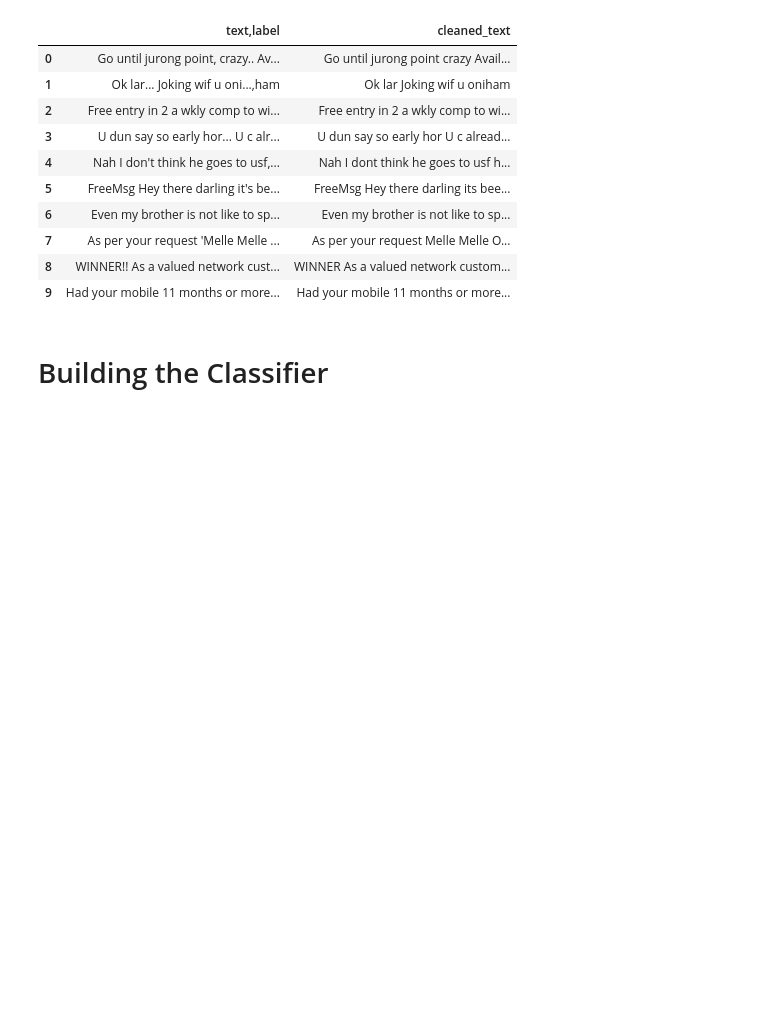
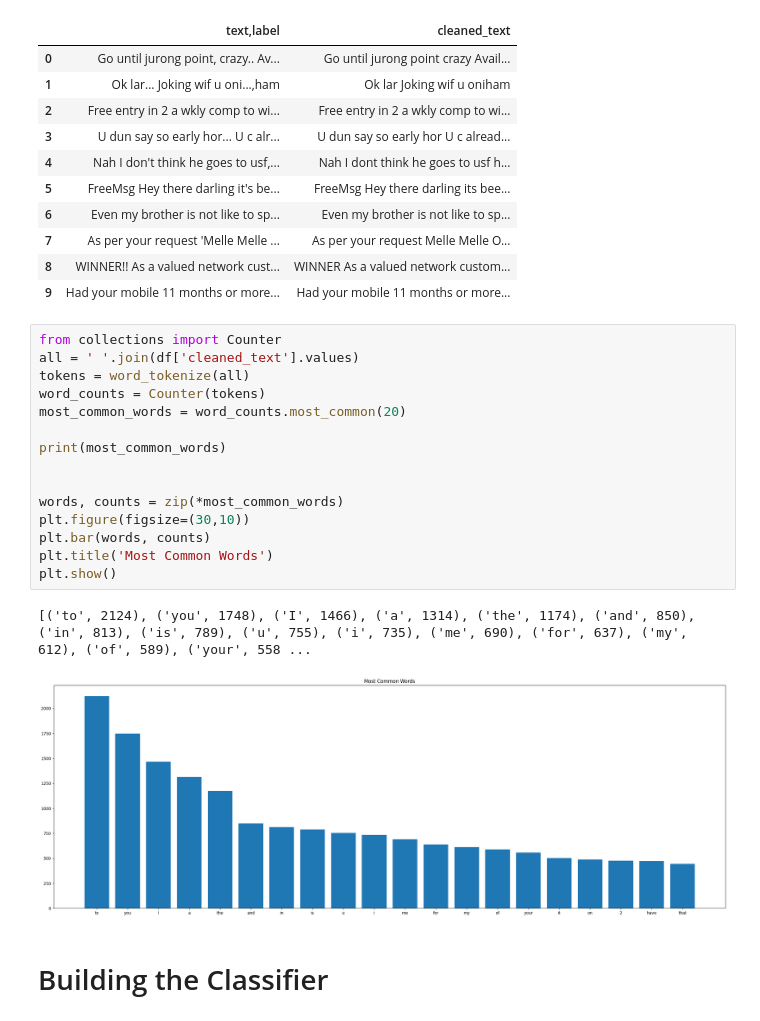
Before and after one commit to Alanoud2209832/T5-SDAIA, a Jupyter notebook: Task2_Text_Classification.ipynb, the cells around one changed output. Saved outputs shown, nothing was run; the diff lists cells and outputs as text; blank space fills up the shorter version.

```diff
--- a/Task2_Text_Classification.ipynb
+++ b/Task2_Text_Classification.ipynb
@@ -283,6 +283,24 @@ df.head(10)
 | 7 | As per your request 'Melle Melle ... | As per your request Melle Melle O... |
 | 8 | WINNER!! As a valued network cust... | WINNER As a valued network custom... |
 | 9 | Had your mobile 11 months or more... | Had your mobile 11 months or more... |
+# %%
+from collections import Counter
+all = ' '.join(df['cleaned_text'].values)
+tokens = word_tokenize(all)
+word_counts = Counter(tokens)
+most_common_words = word_counts.most_common(20)
+
+print(most_common_words)
+
+
+words, counts = zip(*most_common_words)
+plt.figure(figsize=(30,10))
+plt.bar(words, counts)
+plt.title('Most Common Words')
+plt.show()
+# %% [output]
+[('to', 2124), ('you', 1748), ('I', 1466), ('a', 1314), ('the', 1174), ('and', 850), ('in', 813), ('is', 789), ('u', 755), ('i', 735), ('me', 690), ('for', 637), ('my', 612), ('of', 589), ('your', 558 ...
+[figure, added]
 # %% [markdown]
 # Building the Classifier
 # %% [markdown]
```
